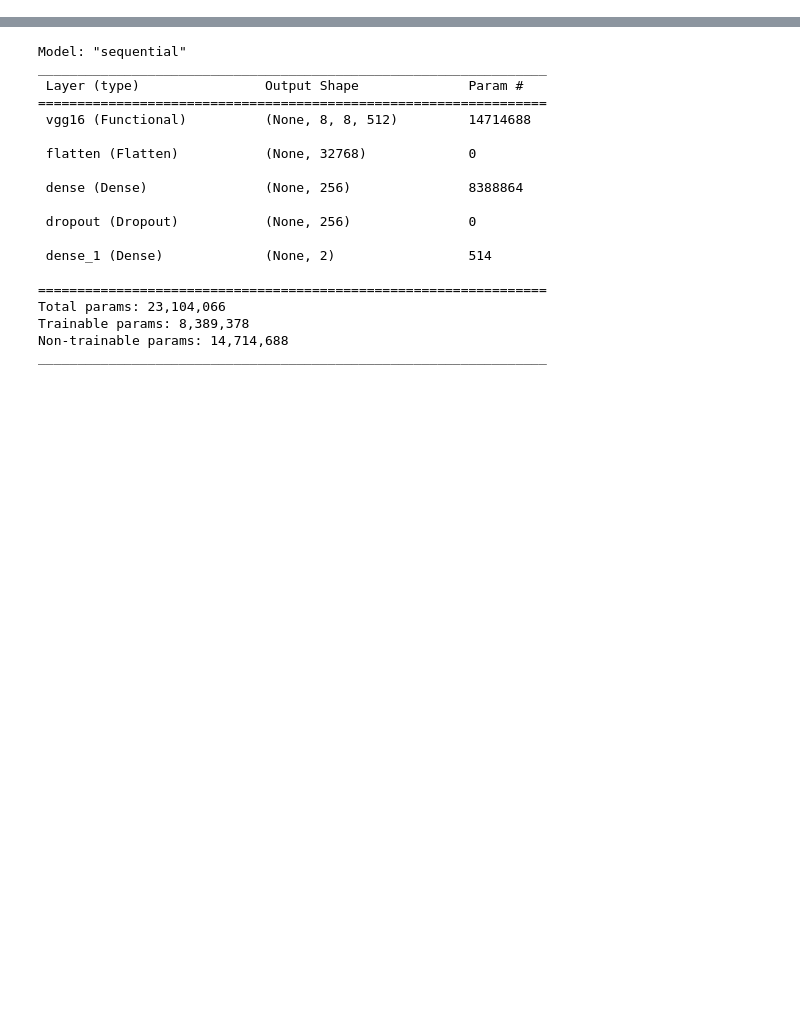
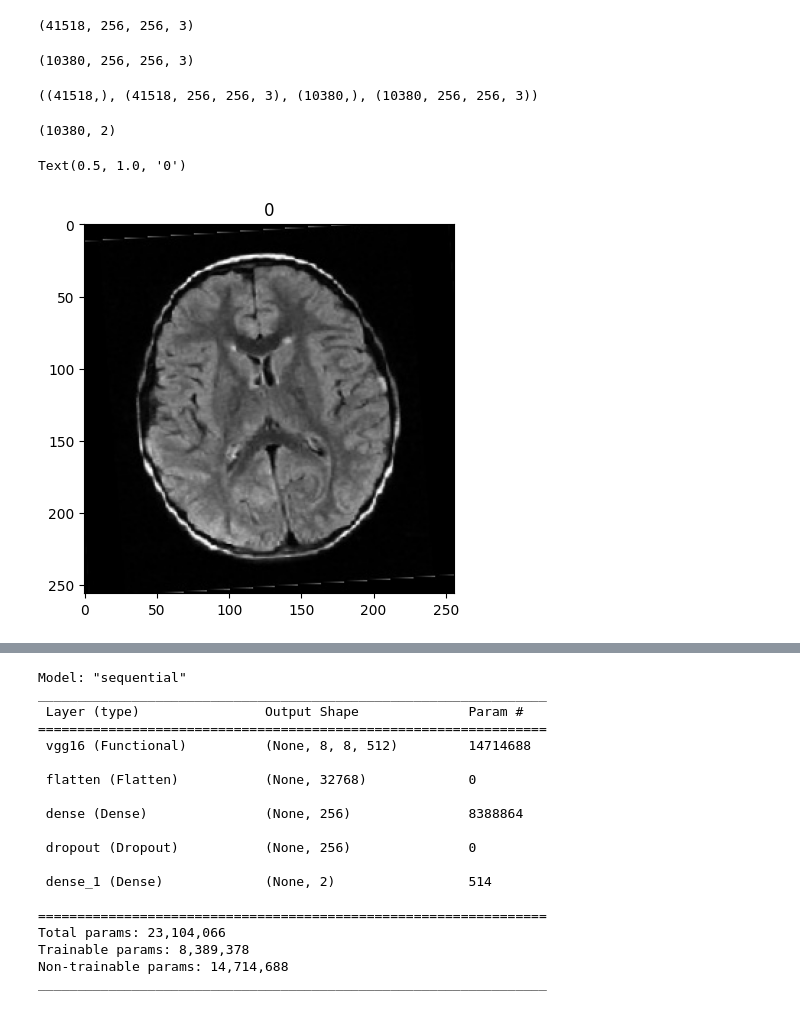
Before and after one commit to Uziii-man/Cranium-Cryptics, a Jupyter notebook: Uzman/Model Codes for Brain Tumor Identification/BrainTumorDetectionModel_VGG-16.ipynb, the cells around one changed output, grey strips where cells are left out. Drawn from its saved outputs; the diff is of its cells as text; code cells hidden in the pictures; blank space fills up the shorter version.

```diff
--- a/Uzman/Model Codes for Brain Tumor Identification/BrainTumorDetectionModel_VGG-16.ipynb
+++ b/Uzman/Model Codes for Brain Tumor Identification/BrainTumorDetectionModel_VGG-16.ipynb
@@ -120,0 +103,33 @@ Epoch 10/10
+# %%
+train_images.shape
+# %% [output]
+(41518, 256, 256, 3)
+# %%
+test_images.shape
+# %% [output]
+(10380, 256, 256, 3)
+# %%
+train_labels.shape, train_images.shape, test_labels.shape, test_images.shape
+# %% [output]
+((41518,), (41518, 256, 256, 3), (10380,), (10380, 256, 256, 3))
+# %%
+# Encoding the label
+label_encoder = LabelEncoder()
+train_label_encoded = label_encoder.fit_transform(train_labels)
+test_label_encoded = label_encoder.fit_transform(test_labels)
+
+# Convert the encoded labels to one-hot encoding
+train_labels_onehot = to_categorical(train_label_encoded, num_classes=2)
+test_labels_onehot = to_categorical(test_label_encoded, num_classes=2)
+# %%
+# Check the shape of test labels
+print(test_labels_onehot.shape)
+# %% [output]
+(10380, 2)
+# %%
+plt.imshow(train_images[20000])
+plt.title(np.argmax(train_labels_onehot[20000]))
+# plt.show()
+# %% [output]
+Text(0.5, 1.0, '0')
+[figure, added]
```
Also changed, not shown: parts of 21 cells of this notebook, 4 other files.
